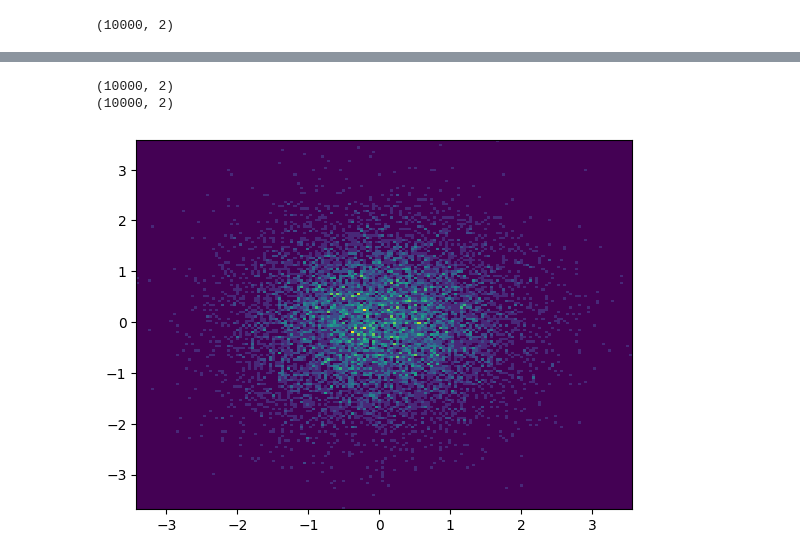
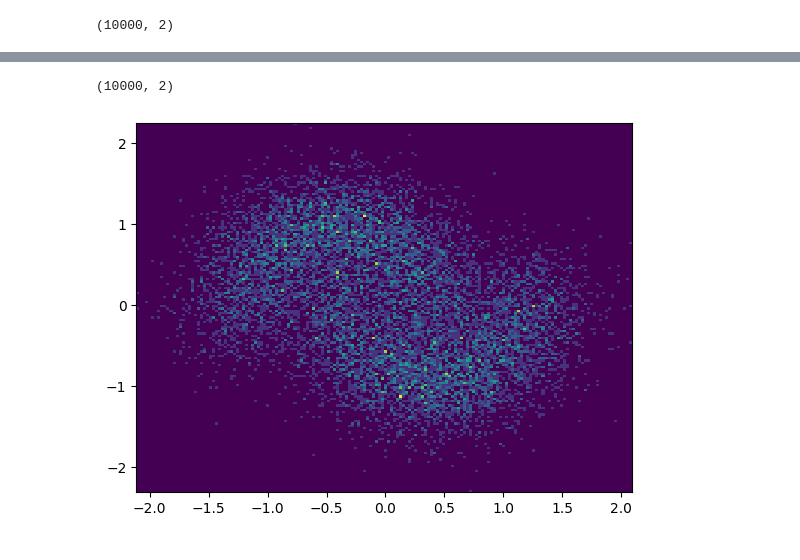
Before and after one commit to lacrendic/flow-matching, a Jupyter notebook: flow-matching.ipynb, the cells around one changed output, grey strips where cells are left out. Drawn from its saved outputs; the diff is of its cells as text; code cells hidden in the pictures.

```diff
--- a/flow-matching.ipynb
+++ b/flow-matching.ipynb
@@ -470,12 +470,18 @@ def get_data(dataset: str, n_points: int) -> np.ndarray:
     data, _ = make_moons(n_points, noise=0.15)
   elif dataset == "swiss":
     data, _ = make_swiss_roll(n_points, noise=0.25)
-    data = data[:, [0, 2]] / 10.0
+    if DIMENSION == 2:
+      data = data[:, [0, 2]] / 10.0
+    elif DIMENSION == 3:
+      data = data / 10.0
+  elif dataset == "blobs":
+    data, _ = make_blobs(n_samples=10, centers=3, n_features=5)
   return StandardScaler().fit_transform(data)
 
 
+DIMENSION = 2
 n_points = 10_000
-DATASET = "swiss"
+DATASET = "blobs"
 data = get_data(DATASET, n_points)
 
 %matplotlib inline
@@ -506,7 +512,7 @@ def get_model(name: str):
 
 MODEL = "ot"
 model = get_model(MODEL)
-net = Net(2, 2, [512]*5, 10).to(device)
+net = Net(DIMENSION, DIMENSION, [512]*5, 10).to(device)
 v_t = CondVF(net)
 
 losses = []
@@ -549,7 +555,7 @@ N_SAMPLES = 10_000
 N_STEPS = 100
 t_steps = torch.linspace(0, 1, N_STEPS, device=device)
 with torch.no_grad():
-    x_t = [torch.randn(n_samples, 2, device=device)]
+    x_t = [torch.randn(n_samples, DIMENSION, device=device)]
     for t in range(len(t_steps)-1):
       x_t += [v_t.decode_t0_t1(x_t[-1], t_steps[t], t_steps[t+1])]
 
@@ -557,7 +563,7 @@ with torch.no_grad():
 x_t = [x_t[0]]*10 + x_t + [x_t[-1]] * 10
 
 x_t_numpy = np.array([x.detach().cpu().numpy() for x in x_t])
-filename = f"{DATASET}_{MODEL}_{N_SAMPLES}_{N_STEPS}.npy"
+filename = f"{DIMENSION}D_{DATASET}_{MODEL}_{N_SAMPLES}_{N_STEPS}.npy"
 np.save(filename, x_t_numpy)
 # %% [markdown]
 # Evaluate NN
@@ -592,18 +598,16 @@ for t in time_set:
 data_encoded = {k: v.detach().cpu().numpy() for k, v in data_encoded.items()}
 # %%
 print(data.shape)
-print(data_encoded[0].shape)
 # %% [output]
 (10000, 2)
-(10000, 2)
 # %%
 %matplotlib inline
-t = time_set[9]
+t = time_set[5]
 plt.hist2d(data_encoded[t][:, 0], data_encoded[t][:, 1], bins=164)
 # plt.hist2d(data[:, 0], data[:, 1], bins=164)
 plt.show()
 # %% [output]
-[figure, old version]
+[figure, new version]
 # %%
 import pandas as pd
 
```
Also changed, not shown: parts of 9 cells of this notebook.
